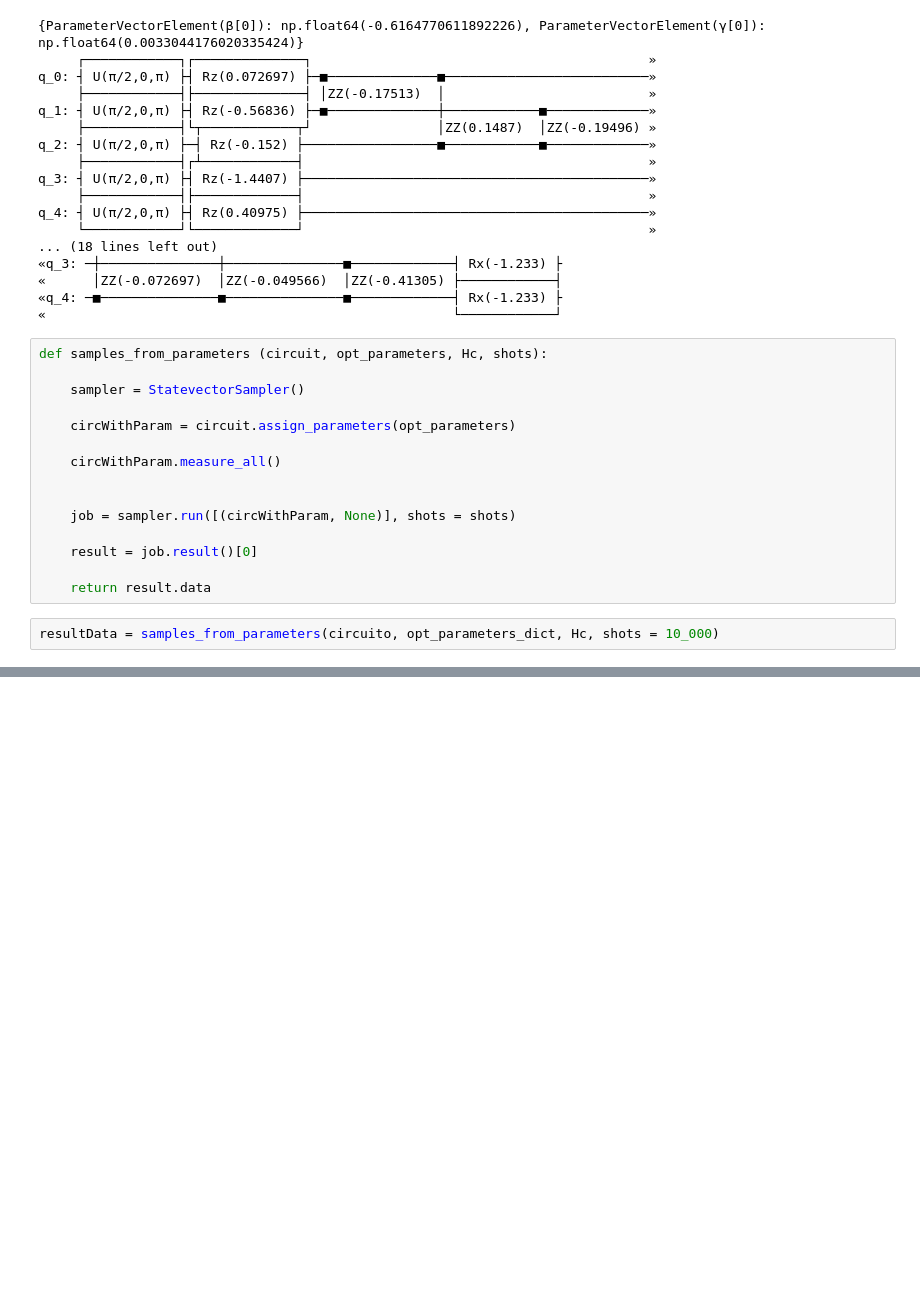
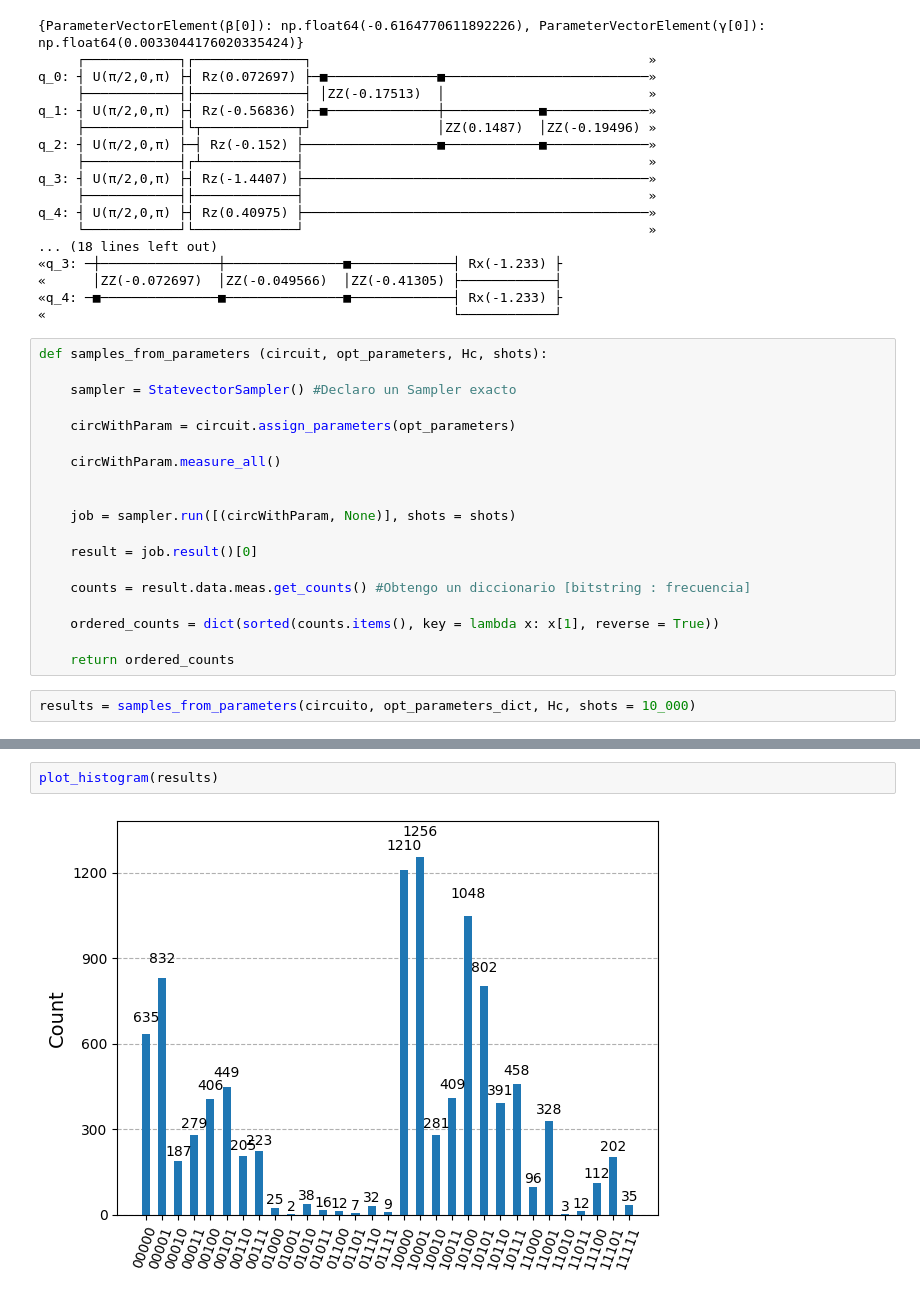
Before and after one commit to zhengzhu14/TFG_GII, a Jupyter notebook: implementacion/schnorr_quantum.ipynb, the cells around one changed output, grey strips where cells are left out. Drawn from its saved outputs; the diff is of its cells as text; blank space fills up the shorter version.

Commit message:
Conversor_bitstring_vector

```diff
--- a/implementacion/schnorr_quantum.ipynb
+++ b/implementacion/schnorr_quantum.ipynb
@@ -597,7 +598,7 @@ q_4: ┤ U(π/2,0,π) ├┤ Rz(0.40975) ├────────────
 # %%
 def samples_from_parameters (circuit, opt_parameters, Hc, shots):
 
-    sampler = StatevectorSampler()
+    sampler = StatevectorSampler() #Declaro un Sampler exacto
 
     circWithParam = circuit.assign_parameters(opt_parameters)
 
@@ -608,7 +609,11 @@ def samples_from_parameters (circuit, opt_parameters, Hc, shots):
 
     result = job.result()[0]
 
-    return result.data
+    counts = result.data.meas.get_counts() #Obtengo un diccionario [bitstring : frecuencia]
+
+    ordered_counts = dict(sorted(counts.items(), key = lambda x: x[1], reverse = True))
+
+    return ordered_counts
 # %%
-resultData = samples_from_parameters(circuito, opt_parameters_dict, Hc, shots = 10_000)
+results = samples_from_parameters(circuito, opt_parameters_dict, Hc, shots = 10_000)
 # %%
@@ -636,0 +641,4 @@ Bistring: 01101 -> Counts: 4
+# %%
+plot_histogram(results)
+# %% [output]
+[figure, added]
```
Also changed, not shown: parts of 5 cells of this notebook.
